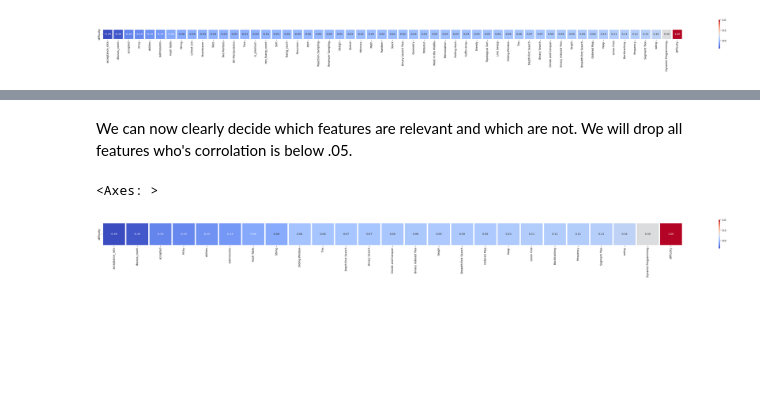
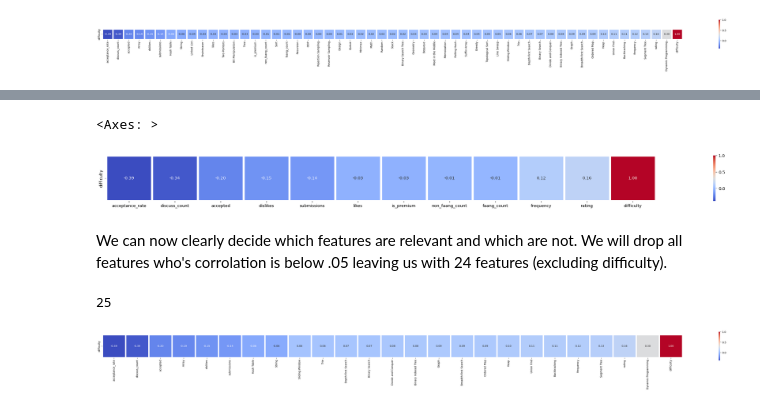
Before and after one commit to ruili4UCSD/CSE151A_WIN24_GROUP, a Jupyter notebook: ipynb/LeetcodeDataExploration.ipynb, the cells around one changed output, grey strips where cells are left out. Saved outputs shown, nothing was run; the diff lists cells and outputs as text; code cells hidden in the pictures; blank space fills up the shorter version.

Commit message:
corrolation matricies done

```diff
--- a/ipynb/LeetcodeDataExploration.ipynb
+++ b/ipynb/LeetcodeDataExploration.ipynb
@@ -177,6 +169,6 @@ Index(['is_premium', 'difficulty', 'acceptance_rate', 'frequency',
 # %%
 #note we need to fix 'accepted' and 'submissions' as they are strings rn
-normalized_data = final_data
+normalized_data = data
 def minMaxNormalizeSeries(series):
   if series.dtype != object:
     min = series.min()
@@ -224,0 +221,3 @@ sns.heatmap(difficulty_vs_all, annot=True, fmt='.2f', cmap='coolwarm', square=Tr
+# %%
+difficulty_vs_related_topics = difficulty_vs_all.loc[:, related_topics].sort_values(by=['difficulty'], axis = 1)
+difficulty_vs_other = difficulty_vs_all.drop(related_topics, axis=1).sort_values(by=['difficulty'], axis = 1)
@@ -225,10 +240,17 @@ sns.heatmap(difficulty_vs_all, annot=True, fmt='.2f', cmap='coolwarm', square=Tr
+# %%
+plt.figure(figsize=(50, 2))
+sns.heatmap(difficulty_vs_other, annot=True, fmt='.2f', cmap='coolwarm', square=True, linewidths=5)
+# %% [output]
+<Axes: >
+[figure, added]
 # %% [markdown]
-We can now clearly decide which features are relevant and which are not. We will drop all features who's corrolation is below .05.
+We can now clearly decide which features are relevant and which are not. We will drop all features who's corrolation is below .05 leaving us with 24 features (excluding difficulty).
 # %%
 #Drop values with a magnitude below .05
 relevant_feature_corr = difficulty_vs_all.loc[:, (abs(difficulty_vs_all) >= .05).T.difficulty]
 plt.figure(figsize=(50, 2))
 sns.heatmap(relevant_feature_corr, annot=True, fmt='.2f', cmap='coolwarm', square=True, linewidths=5)
+len(relevant_feature_corr.columns)
 # %% [output]
-<Axes: >
+25
 [figure]
```
Also changed, not shown: parts of 21 cells of this notebook.
